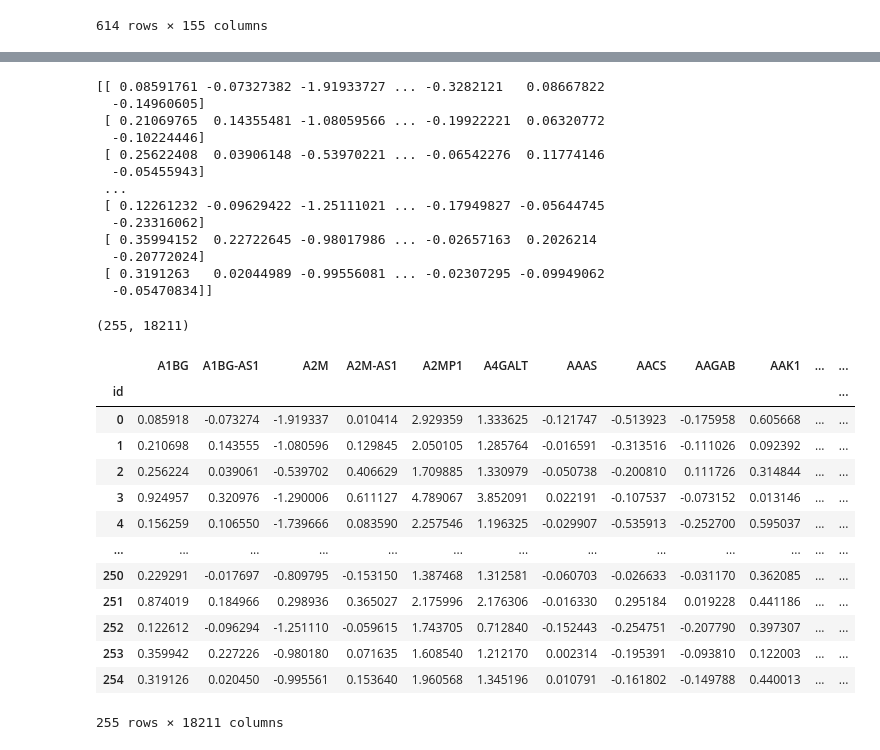
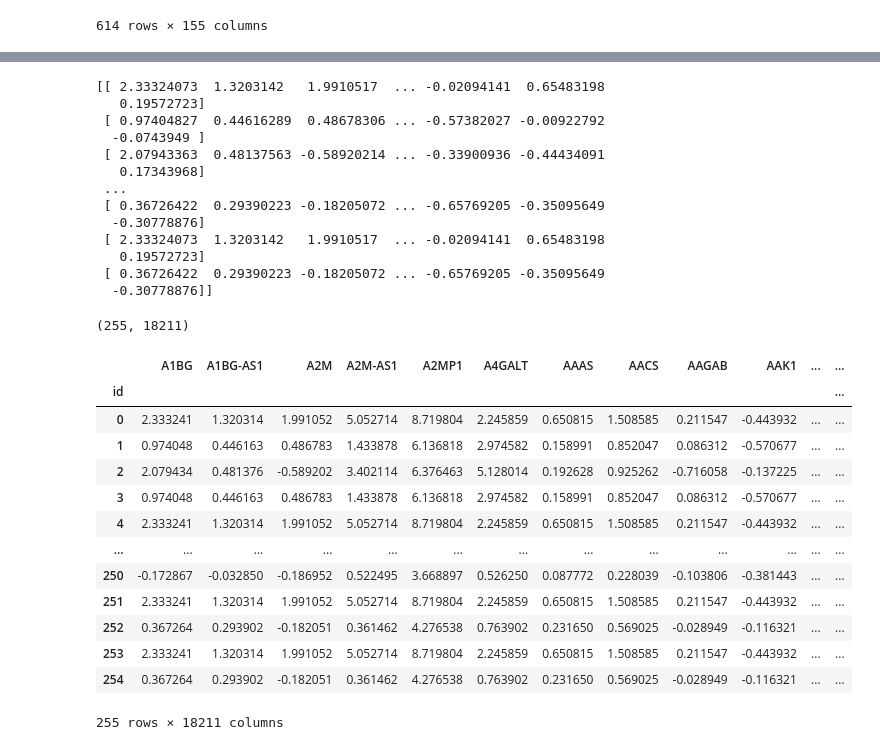
Before and after one commit to Jacky-Yiu/CPSC545, a Jupyter notebook: CaTboost-model.ipynb, the cells around one changed output, grey strips where cells are left out. Drawn from its saved outputs; the diff is of its cells as text; code cells hidden in the pictures.

```diff
--- a/CaTboost-model.ipynb
+++ b/CaTboost-model.ipynb
@@ -255,5 +70,5 @@ X_val = pd.get_dummies(X_val, columns=['cell_type'])
 # %%
 file = '/kaggle/input/open-problems-single-cell-perturbations/id_map.csv'
-df_de_predict = pd.read_csv(file)
+df_de_predict = pd.read_csv(file)[["cell_type","sm_name"]]
 df_de_predict.head()
 # %% [output]
@@ -448,7 +101,7 @@ predict_x_df
 # %%
 import catboost
 from catboost import CatBoostRegressor, Pool
-categorical_features = ['cell_type']
+categorical_features = ['cell_type','sm_name']
 model = CatBoostRegressor(iterations=100,  # Number of boosting iterations
                           depth=6,        # Depth of the trees
                           learning_rate=0.1,  # Learning rate
@@ -457,13 +110,14 @@ model = CatBoostRegressor(iterations=100,  # Number of boosting iterations
                           verbose=0)  # Set verbose to 0 to suppress output
 # %%
 Y_reduced_submit = np.zeros( (len(df_de_predict) , reduced.shape[1] )   )
+df_train = df_de_train[['cell_type','sm_name']]
 for k in range(reduced.shape[1]):
     train_data = Pool(data=df_train,
                       label=reduced[:,k],
-                      cat_features=['cell_type'])
+                      cat_features=categorical_features)
 
-    test_data = Pool(data=predict_x_df,
-                      cat_features=['cell_type'])
+    test_data = Pool(data=df_de_predict[["cell_type","sm_name"]],
+                      cat_features=categorical_features)
 
     model.fit(train_data)
 
@@ -474,38 +128,38 @@ for k in range(reduced.shape[1]):
 Y_submit = expression_pca.inverse_transform( Y_reduced_submit)
 print(Y_submit)
 # %% [output]
-[[ 0.08591761 -0.07327382 -1.91933727 ... -0.3282121   0.08667822
-  -0.14960605]
- [ 0.21069765  0.14355481 -1.08059566 ... -0.19922221  0.06320772
-  -0.10224446]
- [ 0.25622408  0.03906148 -0.53970221 ... -0.06542276  0.11774146
-  -0.05455943]
+[[ 2.33324073  1.3203142   1.9910517  ... -0.02094141  0.65483198
+   0.19572723]
+ [ 0.97404827  0.44616289  0.48678306 ... -0.57382027 -0.00922792
+  -0.0743949 ]
+ [ 2.07943363  0.48137563 -0.58920214 ... -0.33900936 -0.44434091
+   0.17343968]
  ...
- [ 0.12261232 -0.09629422 -1.25111021 ... -0.17949827 -0.05644745
-  -0.23316062]
- [ 0.35994152  0.22722645 -0.98017986 ... -0.02657163  0.2026214
-  -0.20772024]
- [ 0.3191263   0.02044989 -0.99556081 ... -0.02307295 -0.09949062
-  -0.05470834]]
+ [ 0.36726422  0.29390223 -0.18205072 ... -0.65769205 -0.35095649
+  -0.30778876]
+ [ 2.33324073  1.3203142   1.9910517  ... -0.02094141  0.65483198
+   0.19572723]
+ [ 0.36726422  0.29390223 -0.18205072 ... -0.65769205 -0.35095649
+  -0.30778876]]
 # %%
 df_submit = pd.DataFrame(Y_submit, columns = df_de_train.columns[5:])
 df_submit.index.name = 'id'
 print( df_submit.shape )
 display(df_submit)
-df_submit.to_csv('submission.csv')
+df_submit.to_csv('cat_submission.csv')
 # %% [output]
 (255, 18211)
 |  | A1BG | A1BG-AS1 | A2M | A2M-AS1 | A2MP1 | A4GALT | AAAS | AACS | AAGAB | AAK1 | ... | ... |
 | id |  |  |  |  |  |  |  |  |  |  |  | ... |
-| 0 | 0.085918 | -0.073274 | -1.919337 | 0.010414 | 2.929359 | 1.333625 | -0.121747 | -0.513923 | -0.175958 | 0.605668 | ... | ... |
-| 1 | 0.210698 | 0.143555 | -1.080596 | 0.129845 | 2.050105 | 1.285764 | -0.016591 | -0.313516 | -0.111026 | 0.092392 | ... | ... |
-| 2 | 0.256224 | 0.039061 | -0.539702 | 0.406629 | 1.709885 | 1.330979 | -0.050738 | -0.200810 | 0.111726 | 0.314844 | ... | ... |
-| 3 | 0.924957 | 0.320976 | -1.290006 | 0.611127 | 4.789067 | 3.852091 | 0.022191 | -0.107537 | -0.073152 | 0.013146 | ... | ... |
-| 4 | 0.156259 | 0.106550 | -1.739666 | 0.083590 | 2.257546 | 1.196325 | -0.029907 | -0.535913 | -0.252700 | 0.595037 | ... | ... |
+| 0 | 2.333241 | 1.320314 | 1.991052 | 5.052714 | 8.719804 | 2.245859 | 0.650815 | 1.508585 | 0.211547 | -0.443932 | ... | ... |
+| 1 | 0.974048 | 0.446163 | 0.486783 | 1.433878 | 6.136818 | 2.974582 | 0.158991 | 0.852047 | 0.086312 | -0.570677 | ... | ... |
+| 2 | 2.079434 | 0.481376 | -0.589202 | 3.402114 | 6.376463 | 5.128014 | 0.192628 | 0.925262 | -0.716058 | -0.137225 | ... | ... |
+| 3 | 0.974048 | 0.446163 | 0.486783 | 1.433878 | 6.136818 | 2.974582 | 0.158991 | 0.852047 | 0.086312 | -0.570677 | ... | ... |
+| 4 | 2.333241 | 1.320314 | 1.991052 | 5.052714 | 8.719804 | 2.245859 | 0.650815 | 1.508585 | 0.211547 | -0.443932 | ... | ... |
 | ... | ... | ... | ... | ... | ... | ... | ... | ... | ... | ... | ... | ... |
-| 250 | 0.229291 | -0.017697 | -0.809795 | -0.153150 | 1.387468 | 1.312581 | -0.060703 | -0.026633 | -0.031170 | 0.362085 | ... | ... |
-| 251 | 0.874019 | 0.184966 | 0.298936 | 0.365027 | 2.175996 | 2.176306 | -0.016330 | 0.295184 | 0.019228 | 0.441186 | ... | ... |
-| 252 | 0.122612 | -0.096294 | -1.251110 | -0.059615 | 1.743705 | 0.712840 | -0.152443 | -0.254751 | -0.207790 | 0.397307 | ... | ... |
-| 253 | 0.359942 | 0.227226 | -0.980180 | 0.071635 | 1.608540 | 1.212170 | 0.002314 | -0.195391 | -0.093810 | 0.122003 | ... | ... |
-| 254 | 0.319126 | 0.020450 | -0.995561 | 0.153640 | 1.960568 | 1.345196 | 0.010791 | -0.161802 | -0.149788 | 0.440013 | ... | ... |
+| 250 | -0.172867 | -0.032850 | -0.186952 | 0.522495 | 3.668897 | 0.526250 | 0.087772 | 0.228039 | -0.103806 | -0.381443 | ... | ... |
+| 251 | 2.333241 | 1.320314 | 1.991052 | 5.052714 | 8.719804 | 2.245859 | 0.650815 | 1.508585 | 0.211547 | -0.443932 | ... | ... |
+| 252 | 0.367264 | 0.293902 | -0.182051 | 0.361462 | 4.276538 | 0.763902 | 0.231650 | 0.569025 | -0.028949 | -0.116321 | ... | ... |
+| 253 | 2.333241 | 1.320314 | 1.991052 | 5.052714 | 8.719804 | 2.245859 | 0.650815 | 1.508585 | 0.211547 | -0.443932 | ... | ... |
+| 254 | 0.367264 | 0.293902 | -0.182051 | 0.361462 | 4.276538 | 0.763902 | 0.231650 | 0.569025 | -0.028949 | -0.116321 | ... | ... |
 255 rows × 18211 columns
```
Also changed, not shown: parts of 23 cells of this notebook.
